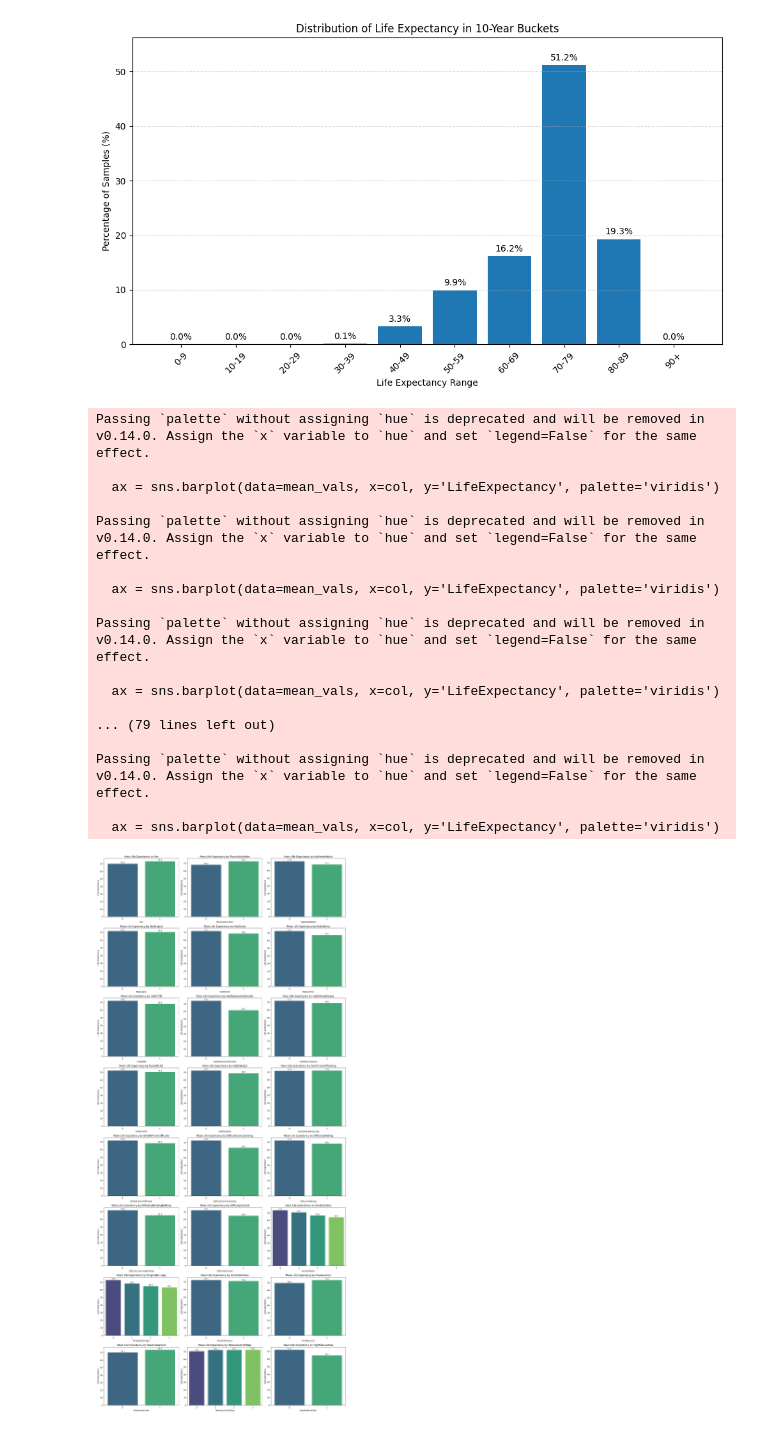
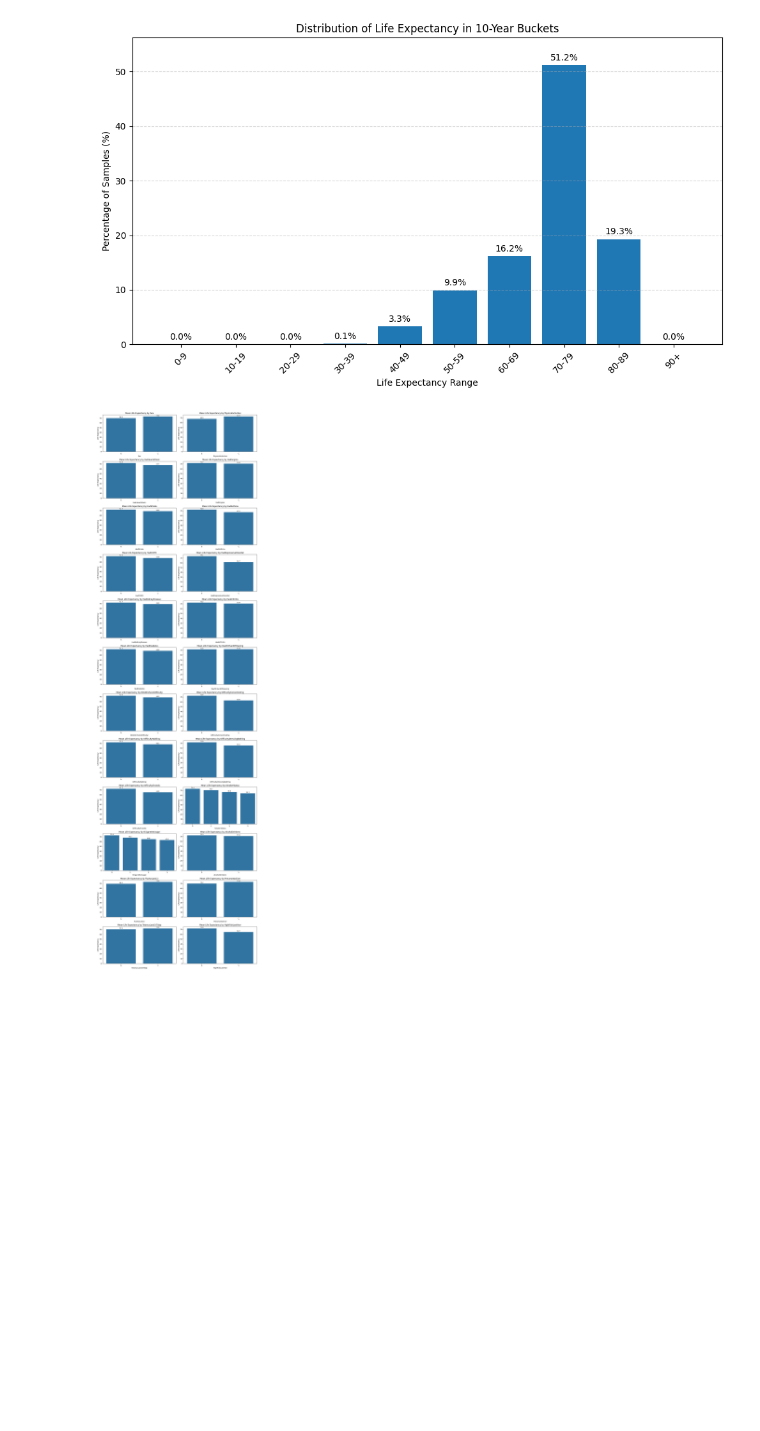
Before and after one commit to mahersalman/life-expectancy, a Jupyter notebook: Data/GenerateData.ipynb, the cells around one changed output. Cells and saved outputs as stored; diff of their text form; code cells hidden in the pictures; blank space fills up the shorter version.

```diff
--- a/Data/GenerateData.ipynb
+++ b/Data/GenerateData.ipynb
@@ -100,7 +100,7 @@ df['TetanusLast10Tdap'].replace(
         "Yes, received Tdap",
         "Yes, received tetanus shot, but not Tdap"
     ],
-    [0, 1, 2, 3],
+    [0, 1, 1, 1],
     inplace=True
 )
 
@@ -304,63 +304,64 @@ plt.show()
 # %% [output]
 [figure]
 # %%
+import math
 import matplotlib.pyplot as plt
 import seaborn as sns
 
 # List of indicators to analyze
 indicators = [
     'Sex', 'PhysicalActivities', 'HadHeartAttack', 'HadAngina', 'HadStroke',
     'HadAsthma', 'HadCOPD', 'HadDepressiveDisorder',
     'HadKidneyDisease', 'HadArthritis', 'HadDiabetes', 'DeafOrHardOfHearing',
     'BlindOrVisionDifficulty', 'DifficultyConcentrating', 'DifficultyWalking',
     'DifficultyDressingBathing', 'DifficultyErrands', 'SmokerStatus',
     'ECigaretteUsage', 'AlcoholDrinkers', 'FluVaxLast12', 'PneumoVaxEver',
     'TetanusLast10Tdap', 'HighRiskLastYear'
 ]
 
-# Set figure size
-plt.figure(figsize=(18, 5 * len(indicators) // 3))
+# Determine grid size: 2 plots per row
+n_cols = 2
+n_rows = math.ceil(len(indicators) / n_cols)
 
-for i, col in enumerate(indicators, 1):
-    plt.subplot((len(indicators) + 2) // 3, 3, i)
+fig, axes = plt.subplots(n_rows, n_cols, figsize=(14, 4 * n_rows))
+axes = axes.flatten()
 
-    # Compute mean values
+for ax, col in zip(axes, indicators):
+    # Compute mean life expectancy by this indicator
     mean_vals = df.groupby(col)['LifeExpectancy'].mean().reset_index()
 
-    # Barplot with values
-    ax = sns.barplot(data=mean_vals, x=col, y='LifeExpectancy', palette='viridis')
+    # Draw barplot on the appropriate axis
+    sns.barplot(
+        data=mean_vals,
+        x=col,
+        y='LifeExpectancy',
+        ax=ax
+    )
 
-    # Add values on top of each bar
-    for index, row in mean_vals.iterrows():
-        ax.text(index, row['LifeExpectancy'] + 0.3, f"{row['LifeExpectancy']:.1f}",
-                color='black', ha='center', va='bottom', fontsize=9)
+    # Annotate bars with their values
+    for idx, row in mean_vals.iterrows():
+        ax.text(
+            idx,
+            row['LifeExpectancy'] + 0.3,
+            f"{row['LifeExpectancy']:.1f}",
+            ha='center',
+            va='bottom',
+            fontsize=9
+        )
 
-    plt.title(f'Mean Life Expectancy by {col}')
-    plt.ylabel('Life Expectancy')
-    plt.xlabel(col)
-    plt.xticks(rotation=30)
+    ax.set_title(f'Mean Life Expectancy by {col}')
+    ax.set_xlabel(col)
+    ax.set_ylabel('Life Expectancy')
+    ax.tick_params(axis='x', rotation=30)
+
+# If there are any unused subplots, remove them
+for ax in axes[len(indicators):]:
+    fig.delaxes(ax)
 
 plt.tight_layout()
 plt.show()
 # %% [output]
-Passing `palette` without assigning `hue` is deprecated and will be removed in v0.14.0. Assign the `x` variable to `hue` and set `legend=False` for the same effect.
-
-  ax = sns.barplot(data=mean_vals, x=col, y='LifeExpectancy', palette='viridis')
-
-Passing `palette` without assigning `hue` is deprecated and will be removed in v0.14.0. Assign the `x` variable to `hue` and set `legend=False` for the same effect.
-
-  ax = sns.barplot(data=mean_vals, x=col, y='LifeExpectancy', palette='viridis')
-
-Passing `palette` without assigning `hue` is deprecated and will be removed in v0.14.0. Assign the `x` variable to `hue` and set `legend=False` for the same effect.
-
-  ax = sns.barplot(data=mean_vals, x=col, y='LifeExpectancy', palette='viridis')
-
-... (79 lines left out)
-
-Passing `palette` without assigning `hue` is deprecated and will be removed in v0.14.0. Assign the `x` variable to `hue` and set `legend=False` for the same effect.
-
-  ax = sns.barplot(data=mean_vals, x=col, y='LifeExpectancy', palette='viridis')
-[figure, old version]
+[figure, new version]
 # %%
 import pandas as pd
 
```
Also changed, not shown: parts of 1 cell of this notebook, 7 other files.
